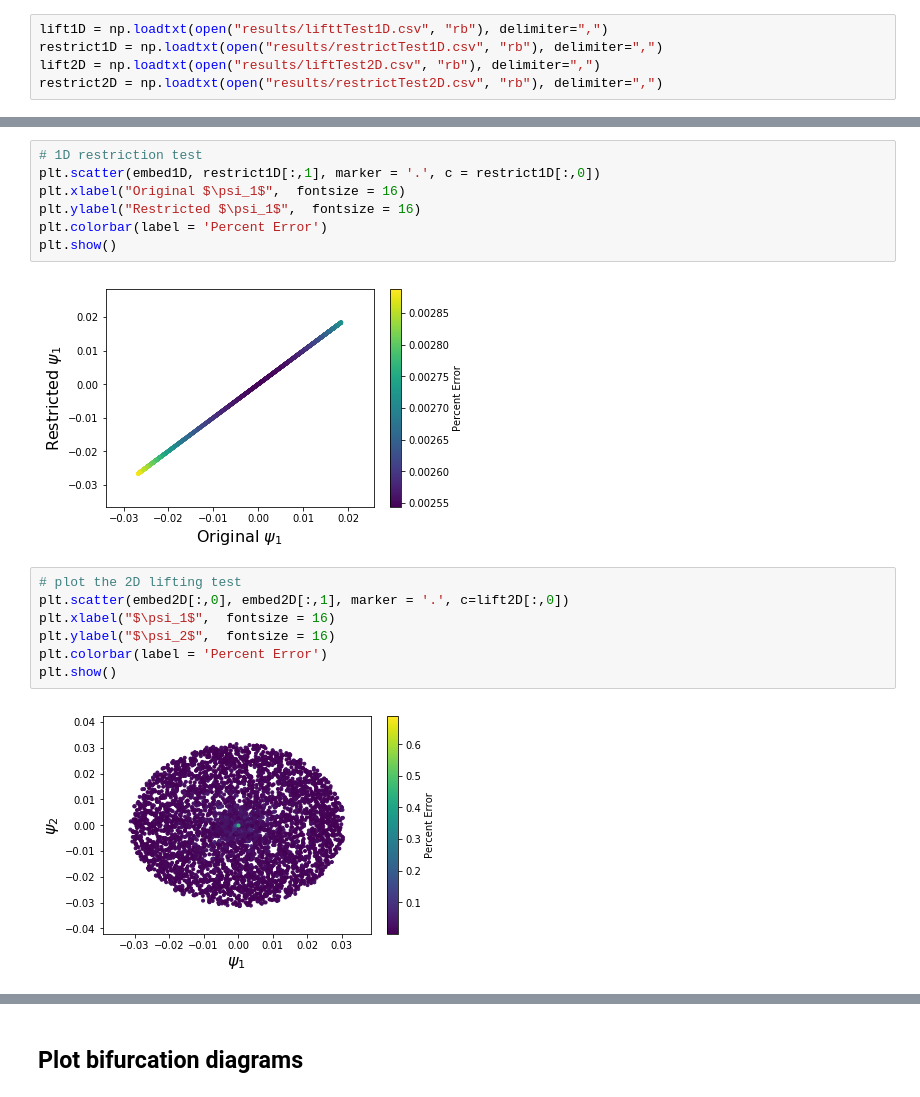
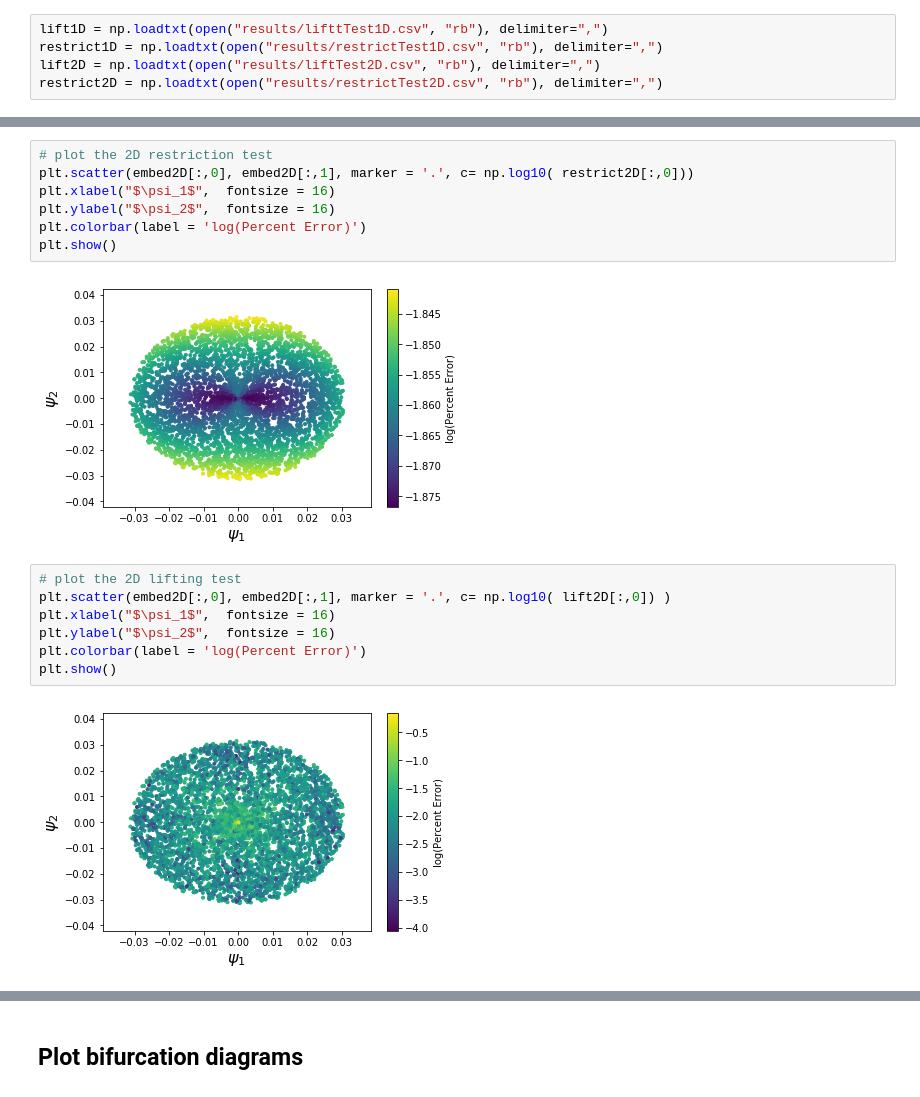
Before and after one commit to sandstede-lab/Equation-free-modeling, a Jupyter notebook: plot_eq_free.ipynb, the cells around one changed output, grey strips where cells are left out. Saved outputs shown, nothing was run; the diff lists cells and outputs as text.

```diff
--- a/plot_eq_free.ipynb
+++ b/plot_eq_free.ipynb
@@ -148,18 +165,18 @@ plt.show()
 # %%
-# 1D restriction test
-plt.scatter(embed1D, restrict1D[:,1], marker = '.', c = restrict1D[:,0])
-plt.xlabel("Original $\psi_1$",  fontsize = 16)
-plt.ylabel("Restricted $\psi_1$",  fontsize = 16)
-plt.colorbar(label = 'Percent Error')
+# plot the 2D restriction test
+plt.scatter(embed2D[:,0], embed2D[:,1], marker = '.', c= np.log10( restrict2D[:,0]))
+plt.xlabel("$\psi_1$",  fontsize = 16)
+plt.ylabel("$\psi_2$",  fontsize = 16)
+plt.colorbar(label = 'log(Percent Error)')
 plt.show()
 # %% [output]
-[figure, old version]
+[figure, new version]
 # %%
 # plot the 2D lifting test
-plt.scatter(embed2D[:,0], embed2D[:,1], marker = '.', c=lift2D[:,0])
+plt.scatter(embed2D[:,0], embed2D[:,1], marker = '.', c= np.log10( lift2D[:,0]) )
 plt.xlabel("$\psi_1$",  fontsize = 16)
 plt.ylabel("$\psi_2$",  fontsize = 16)
-plt.colorbar(label = 'Percent Error')
+plt.colorbar(label = 'log(Percent Error)')
 plt.show()
 # %% [output]
-[figure, old version]
+[figure, new version]
```
Also changed, not shown: parts of 16 cells of this notebook.
